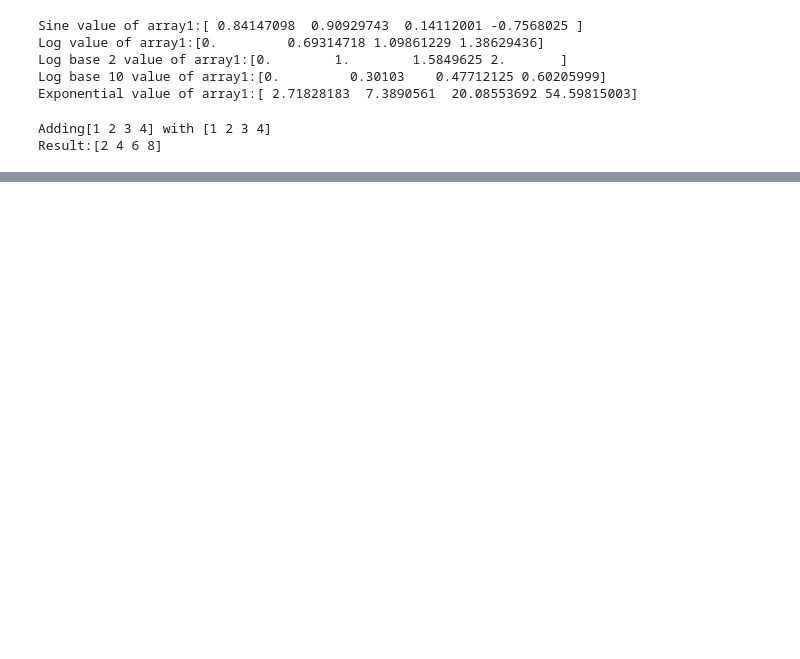
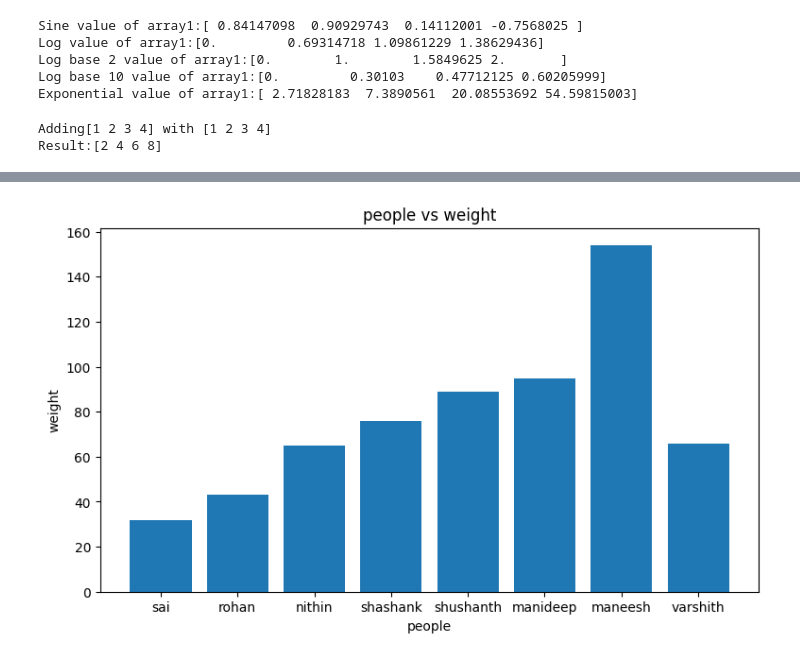
Before and after one commit to NithinReddychallagonda/AIML-2025, a Jupyter notebook: Lab_01_AIML.ipynb, the cells around one changed output, grey strips where cells are left out. Cells and saved outputs as stored; diff of their text form; code cells hidden in the pictures; blank space fills up the shorter version.

```diff
--- a/Lab_01_AIML.ipynb
+++ b/Lab_01_AIML.ipynb
@@ -42,0 +82,9 @@ height=[145,168,171,175]
+# %%
+plt.figure(figsize=(9,5))
+plt.bar(people, weight)
+plt.xlabel('people')
+plt.ylabel('weight')
+plt.title('people vs weight')
+plt.show()
+# %% [output]
+[figure, added]
```
Also changed, not shown: parts of 9 cells of this notebook.
